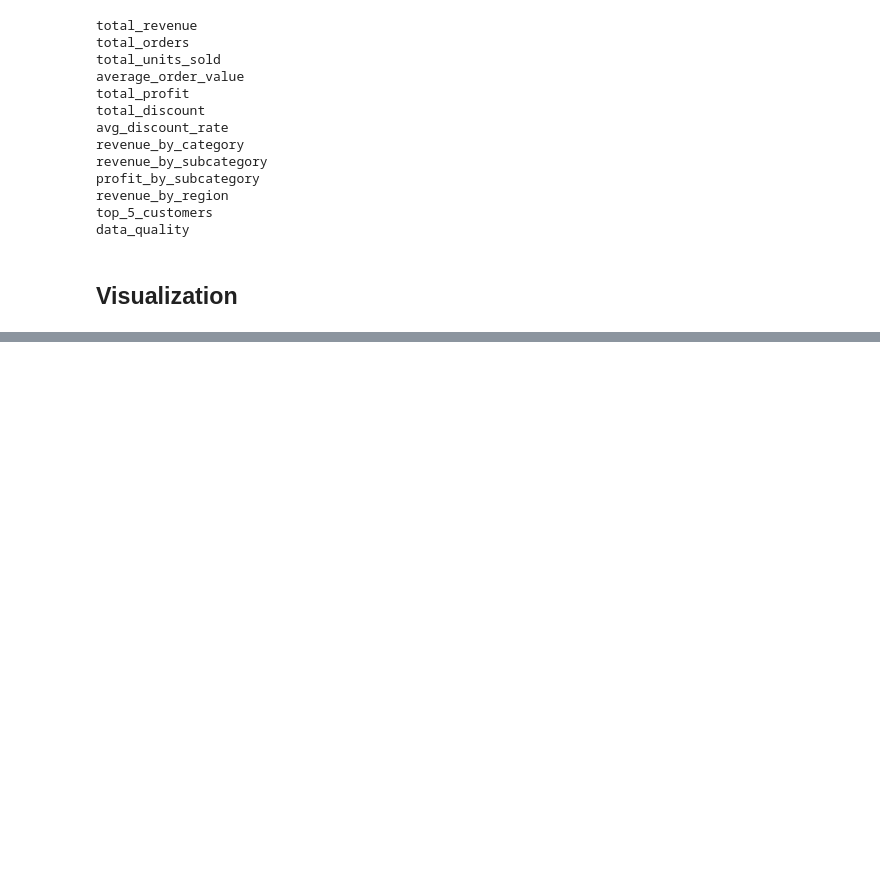
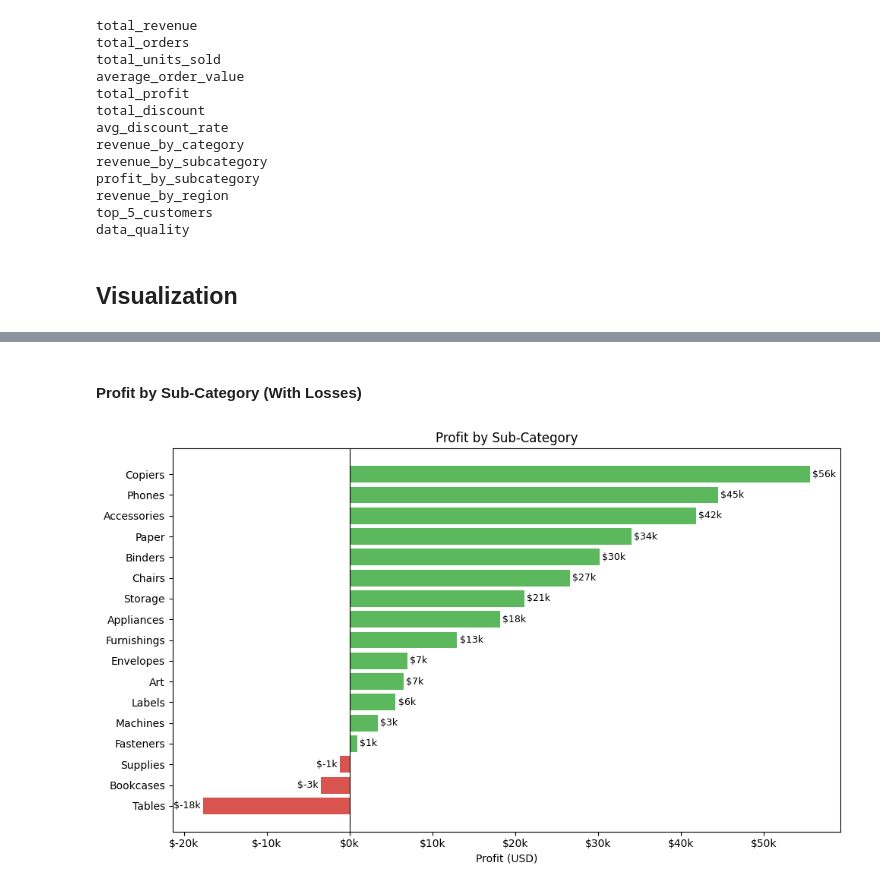
Before and after one commit to adilshah150139/Sales-Exploratory-Enalysis-Python, a Jupyter notebook: NoteBookes/Sales_Analysis.ipynb, the cells around one changed output, grey strips where cells are left out. Cells and saved outputs as stored; diff of their text form; code cells hidden in the pictures; blank space fills up the shorter version.

```diff
--- a/NoteBookes/Sales_Analysis.ipynb
+++ b/NoteBookes/Sales_Analysis.ipynb
@@ -662,0 +683,27 @@ plt.show()
+# %% [markdown]
+#### Profit by Sub-Category (With Losses)
+# %%
+data = df_cleaned.groupby('Sub-Category')['Profit'].sum().sort_values()
+
+plt.figure(figsize=(10, 6))
+colors = ['#D9534F' if v < 0 else '#5CB85C' for v in data.values]
+bars = plt.barh(data.index, data.values, color=colors)
+
+plt.axvline(0, color='black', linewidth=0.8)
+
+for bar in bars:
+    width = bar.get_width()
+    offset = 300 if width >= 0 else -300
+    plt.text(width + offset, bar.get_y() + bar.get_height()/2,
+             f'${width/1000:,.0f}k', va='center',
+             ha='left' if width >= 0 else 'right', fontsize=9)
+
+plt.gca().xaxis.set_major_formatter(FuncFormatter(format_thousands))
+plt.title('Profit by Sub-Category')
+plt.xlabel('Profit (USD)')
+plt.ylabel('')
+plt.tight_layout()
+plt.savefig('profit_by_subcategory.png', dpi=150, bbox_inches='tight')
+plt.show()
+# %% [output]
+[figure, added]
```
Also changed, not shown: parts of 12 cells of this notebook.
